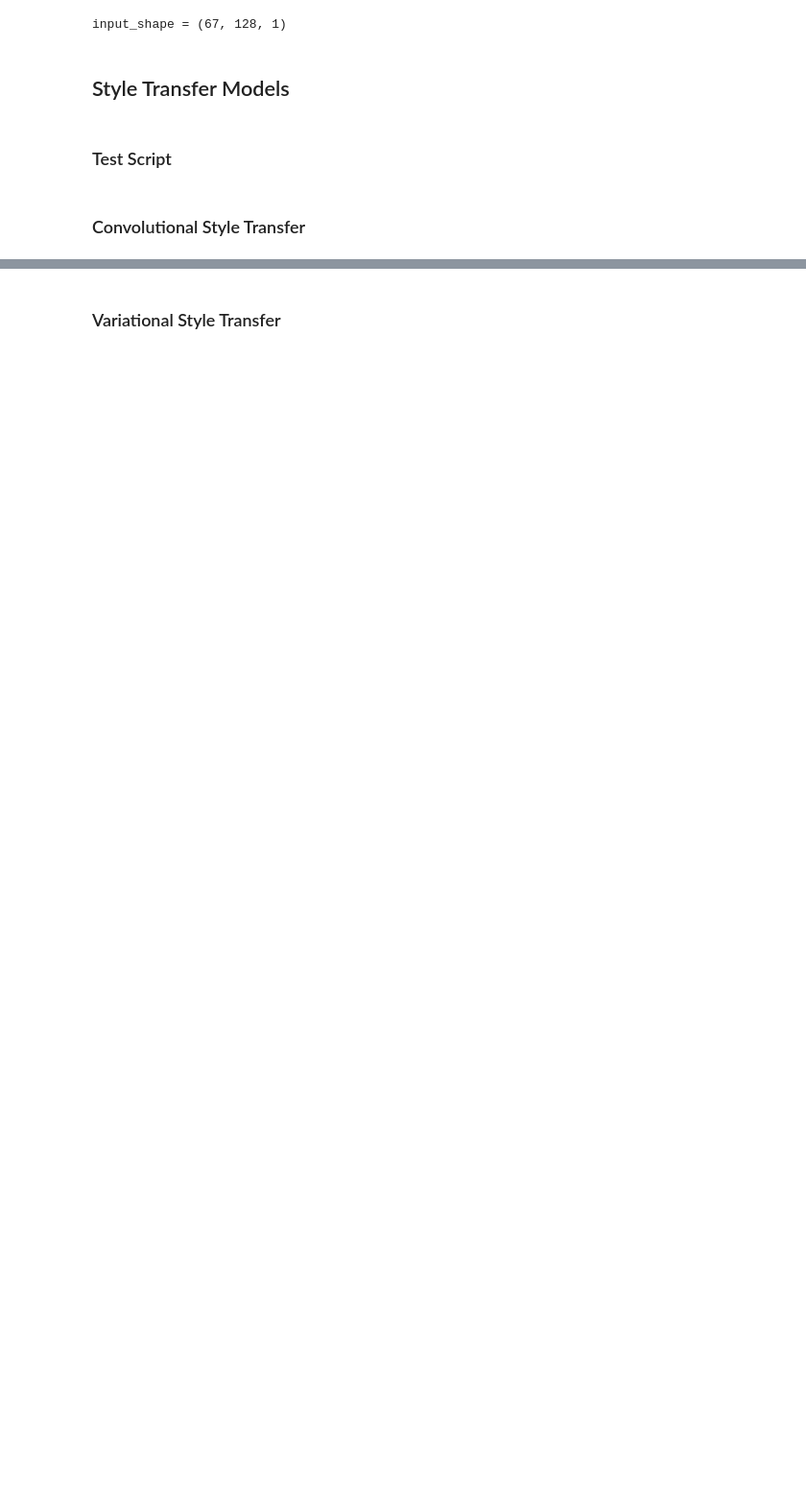
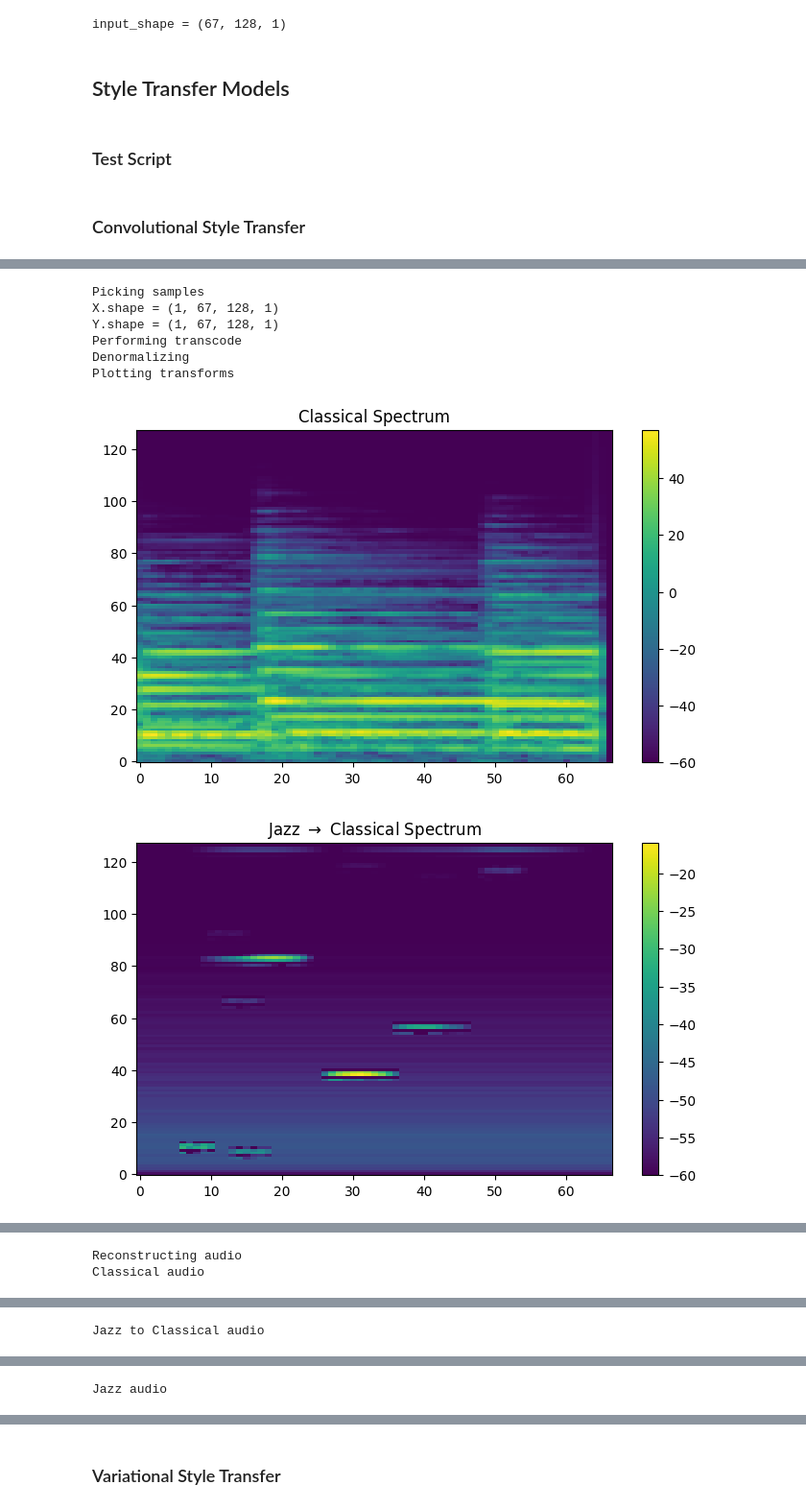
Before and after one commit to FlorSanders/AutoStyleTransfer, a Jupyter notebook: transcoders.ipynb, the cells around one changed output, grey strips where cells are left out. Shown at 96% size. Saved outputs shown, nothing was run; the diff lists cells and outputs as text; code cells hidden in the pictures; blank space fills up the shorter version.

Commit message:
Some progress on convolutional and variational transposers

```diff
--- a/transcoders.ipynb
+++ b/transcoders.ipynb
@@ -35,10 +32,11 @@ To enable the following instructions: AVX2 FMA, in other operations, rebuild Ten
 ### Load Audio & Extract Features
 # %%
 n_samples = 5000
-n_samples = min(n_samples, len(os.listdir(cut_classical_path)), len(os.listdir(cut_jazz_path)))
+n_samples = min(n_samples, len(os.listdir(npy_classical_path)), len(os.listdir(npy_jazz_path)))
+print(f"{n_samples = }")
 
-X_c_raw = load_data(cut_classical_path, n_samples=n_samples)
-X_j_raw = load_data(cut_jazz_path, n_samples=n_samples)
+X_c_raw = load_data(npy_classical_path, n_samples=n_samples)
+X_j_raw = load_data(npy_jazz_path, n_samples=n_samples)
 
 print(f"{X_c_raw.shape = }")
 print(f"{X_j_raw.shape = }")
@@ -111,12 +159,14 @@ from models.transcoders import Conv2DTranscoder
 # %%
 default_params = {
     "feature_shape": input_shape,
-    "compression": 8,
-    "kernel_size": 3,
-    "conv_depth": 1,
+    "compression": 4,
+    "kernel_size": 5,
+    "conv_depth": 2,
     "input_chans_multiplier": 1,
     "skip_connection": False,
     "pooling_type": "average",
-    "h_reg": 1e-3,
-    "kl_reg": 1e-6,
+    "h_reg": 1e-1,
+    "kl_reg": 0.,
 }
+results_path = os.path.join("./results/ConvolutionalTranscoder")
+os.makedirs(results_path, exist_ok=True)
@@ -123,6 +177,4 @@ default_params = {
 # %%
-# Test training
-transcoder = Conv2DTranscoder(**default_params)
-transcoder.compile(optimizer="adam")
-history = transcoder.fit(X_c_train, X_j_train, epochs=1, shuffle=True, validation_data=(X_c_val, X_j_val), verbose=1)
+# Train model
+history = transcoder.fit(X_c_train, X_j_train, epochs=10, shuffle=True, validation_data=(X_c_val, X_j_val), verbose=1)
 # %% [output]
@@ -212,2 +201,12 @@ history = autoencoder.fit(X_train, X_train, epochs=250, shuffle=True, validation
 # %%
-# Test transcoder
+# Test model
+test_transcoder(transcoder)
+# %% [output]
+Picking samples
+X.shape = (1, 67, 128, 1)
+Y.shape = (1, 67, 128, 1)
+Performing transcode
+Denormalizing
+Plotting transforms
+[figure, added]
+[figure, added]
@@ -213,0 +215,2 @@ history = autoencoder.fit(X_train, X_train, epochs=250, shuffle=True, validation
+Reconstructing audio
+Classical audio
@@ -213,0 +218 @@ history = autoencoder.fit(X_train, X_train, epochs=250, shuffle=True, validation
+Jazz to Classical audio
@@ -213,0 +220 @@ history = autoencoder.fit(X_train, X_train, epochs=250, shuffle=True, validation
+Jazz audio
```
Also changed, not shown: parts of 33 cells of this notebook, 11 other files.
